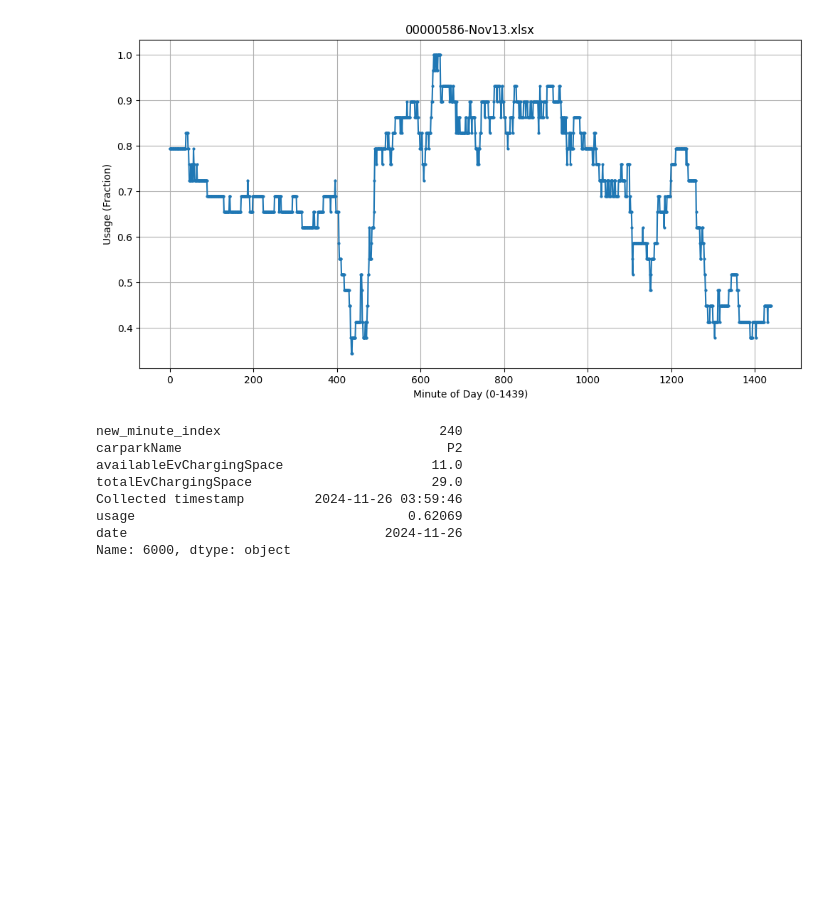
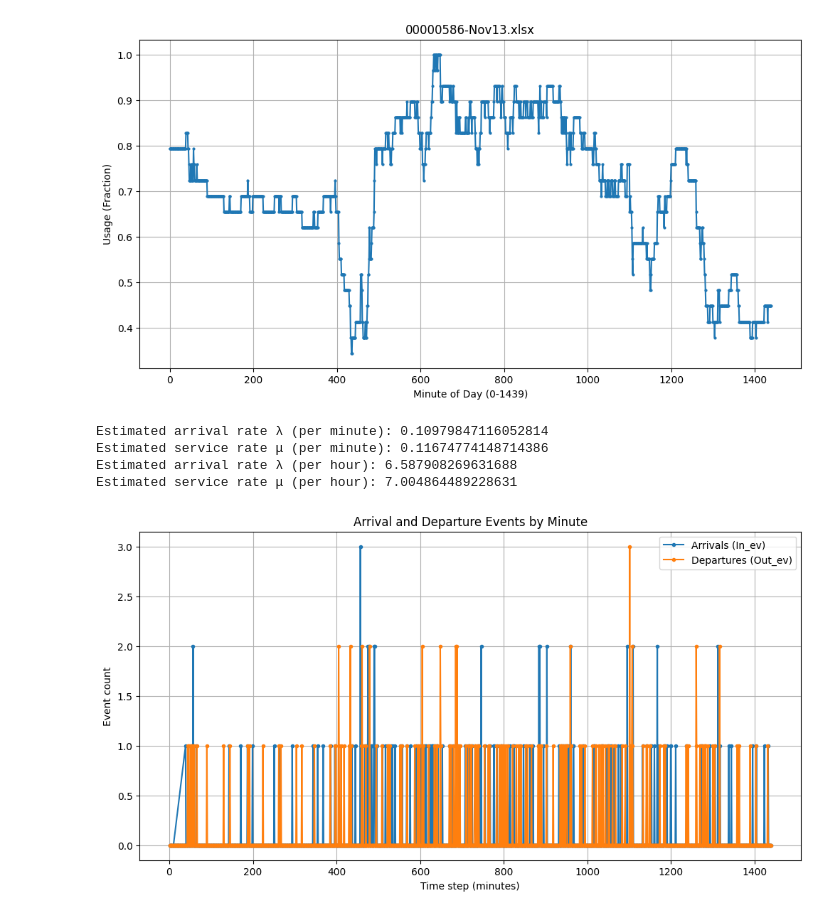
Before and after one commit to sisi1214/IEDA_FYP, a Jupyter notebook: basic_data_viz.ipynb, the cells around one changed output. Saved outputs shown, nothing was run; the diff lists cells and outputs as text; code cells hidden in the pictures; blank space fills up the shorter version.

```diff
--- a/basic_data_viz.ipynb
+++ b/basic_data_viz.ipynb
@@ -112,14 +112,63 @@ Columns in final_df: ['new_minute_index', 'carparkName', 'availableEvChargingSpa
 3                  29.0 2024-11-13 00:38:47  0.793103  2024-11-13
 4                  29.0 2024-11-13 00:38:47  0.793103  2024-11-13
 [figure]
-# %%
-final_df.iloc[6000]
-# %% [output]
-new_minute_index                            240
-carparkName                                  P2
-availableEvChargingSpace                   11.0
-totalEvChargingSpace                       29.0
-Collected timestamp         2024-11-26 03:59:46
-usage                                   0.62069
-date                                 2024-11-26
-Name: 6000, dtype: object
+# %%
+import pandas as pd
+import numpy as np
+import matplotlib.pyplot as plt
+
+# Suppose df is your DataFrame and it has a column "UsedEvChargingSpace"
+# If you need to compute it from totalEvChargingSpace and availableEvChargingSpace,
+# you could do:
+df["UsedEvChargingSpace"] = df["totalEvChargingSpace"] - df["availableEvChargingSpace"]
+
+# Make sure the data is sorted by time (if time is also a column, sort by it)
+# For example:
+df = df.sort_values("Collected timestamp")
+
+# 1. Compute the minute-to-minute change.
+df["Change"] = df["UsedEvChargingSpace"].diff()  # Change[t] = Used[t] - Used[t-1]
+
+# 2. Identify arrivals and departures.
+# If Change > 0: arrival. If Change < 0: departure.
+df["In_ev"] = df["Change"].apply(lambda x: x if x > 0 else 0)
+df["Out_ev"] = df["Change"].apply(lambda x: -x if x < 0 else 0)
+
+# Optionally, drop the first row since diff() produces a NaN for the first element.
+df = df.dropna(subset=["Change"])
+
+# 3. Compute λ and μ
+# The total number of minutes where changes are recorded:
+total_minutes = len(df)
+
+# Total arrivals and departures over the time period
+total_arrivals = df["In_ev"].sum()
+total_departures = df["Out_ev"].sum()
+
+# Since our data is per minute, lambda and mu are estimated in arrivals/departures per minute.
+lambda_estimate = total_arrivals / total_minutes
+mu_estimate = total_departures / total_minutes
+
+print(f"Estimated arrival rate λ (per minute): {lambda_estimate}")
+print(f"Estimated service rate μ (per minute): {mu_estimate}")
+
+# (Optional) Multiply by 60 if you prefer rates per hour:
+print(f"Estimated arrival rate λ (per hour): {lambda_estimate * 60}")
+print(f"Estimated service rate μ (per hour): {mu_estimate * 60}")
+
+# 4. (Optional) Plot the In_ev and Out_ev over time to visualize the events
+plt.figure(figsize=(12, 6))
+plt.plot(df.index, df["In_ev"], label="Arrivals (In_ev)", marker="o", markersize=3)
+plt.plot(df.index, df["Out_ev"], label="Departures (Out_ev)", marker="o", markersize=3)
+plt.xlabel("Time step (minutes)")
+plt.ylabel("Event count")
+plt.title("Arrival and Departure Events by Minute")
+plt.legend()
+plt.grid(True)
+plt.show()
+# %% [output]
+Estimated arrival rate λ (per minute): 0.10979847116052814
+Estimated service rate μ (per minute): 0.11674774148714386
+Estimated arrival rate λ (per hour): 6.587908269631688
+Estimated service rate μ (per hour): 7.004864489228631
+[figure, added]
```
Also changed, not shown: parts of 1 cell of this notebook.
